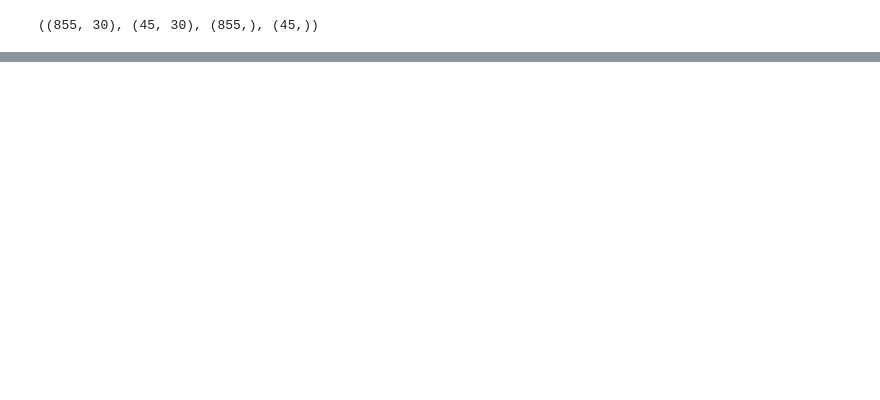
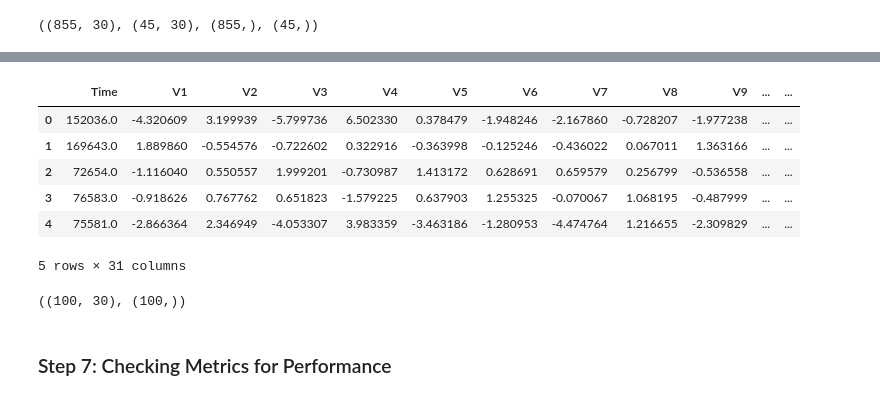
Before and after one commit to harveen54/dump-nn-tf, a Jupyter notebook: Section2/NN_Predict_Fraud/Section2.ipynb, the cells around one changed output, grey strips where cells are left out. Saved outputs shown, nothing was run; the diff lists cells and outputs as text; code cells hidden in the pictures; blank space fills up the shorter version.

```diff
--- a/Section2/NN_Predict_Fraud/Section2.ipynb
+++ b/Section2/NN_Predict_Fraud/Section2.ipynb
@@ -94,0 +210,12 @@ X_train.shape , X_test.shape, y_train.shape, y_test.shape
+# %%
+test_df = pd.read_csv('./test.csv')
+# %%
+test_df.head()
+# %% [output]
+|  | Time | V1 | V2 | V3 | V4 | V5 | V6 | V7 | V8 | V9 | ... | ... |
+| 0 | 152036.0 | -4.320609 | 3.199939 | -5.799736 | 6.502330 | 0.378479 | -1.948246 | -2.167860 | -0.728207 | -1.977238 | ... | ... |
+| 1 | 169643.0 | 1.889860 | -0.554576 | -0.722602 | 0.322916 | -0.363998 | -0.125246 | -0.436022 | 0.067011 | 1.363166 | ... | ... |
+| 2 | 72654.0 | -1.116040 | 0.550557 | 1.999201 | -0.730987 | 1.413172 | 0.628691 | 0.659579 | 0.256799 | -0.536558 | ... | ... |
+| 3 | 76583.0 | -0.918626 | 0.767762 | 0.651823 | -1.579225 | 0.637903 | 1.255325 | -0.070067 | 1.068195 | -0.487999 | ... | ... |
+| 4 | 75581.0 | -2.866364 | 2.346949 | -4.053307 | 3.983359 | -3.463186 | -1.280953 | -4.474764 | 1.216655 | -2.309829 | ... | ... |
+5 rows × 31 columns
@@ -94,0 +226,6 @@ X_train.shape , X_test.shape, y_train.shape, y_test.shape
+# %%
+x_test.shape, y_test.shape
+# %% [output]
+((100, 30), (100,))
+# %% [markdown]
+### Step 7: Checking Metrics for Performance
```
Also changed, not shown: parts of 33 cells of this notebook, 3 other files.
